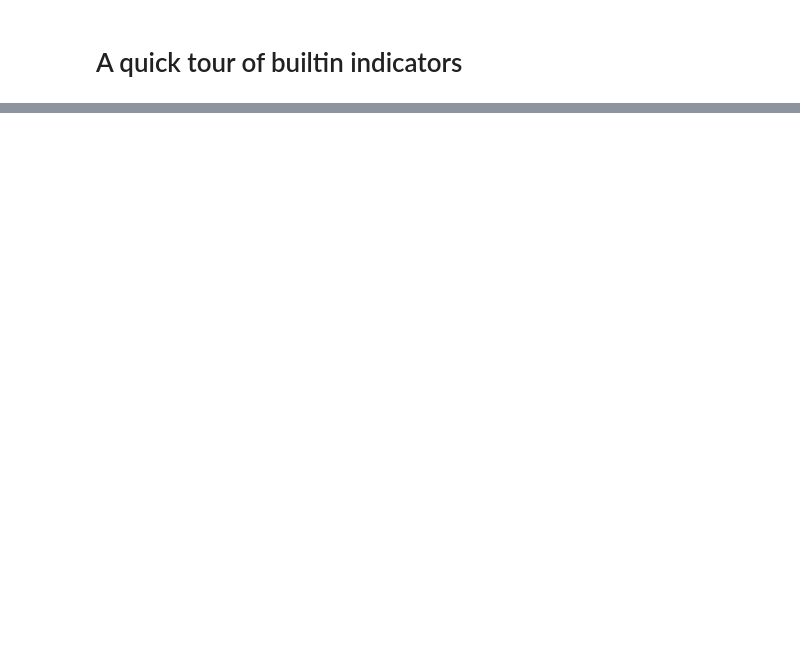
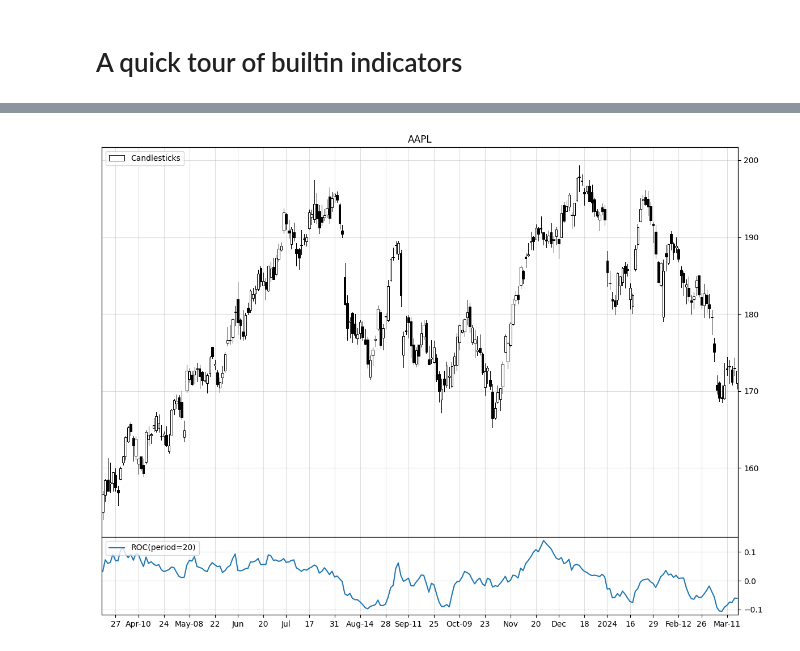
Before and after one commit to furechan/mplchart, a Jupyter notebook: examples/builtin-indicators.ipynb, the cells around one changed output, grey strips where cells are left out. Cells and saved outputs as stored; diff of their text form; code cells hidden in the pictures; blank space fills up the shorter version.

```diff
--- a/examples/builtin-indicators.ipynb
+++ b/examples/builtin-indicators.ipynb
@@ -60,0 +69,8 @@ chart.plot(prices, indicators)
+# %%
+max_bars = 250
+indicators = [Candlesticks(), ROC()]
+
+chart = Chart(title=ticker, max_bars=max_bars)
+chart.plot(prices, indicators)
+# %% [output]
+[figure, added]
```
Also changed, not shown: parts of 6 cells of this notebook, 45 other files.
